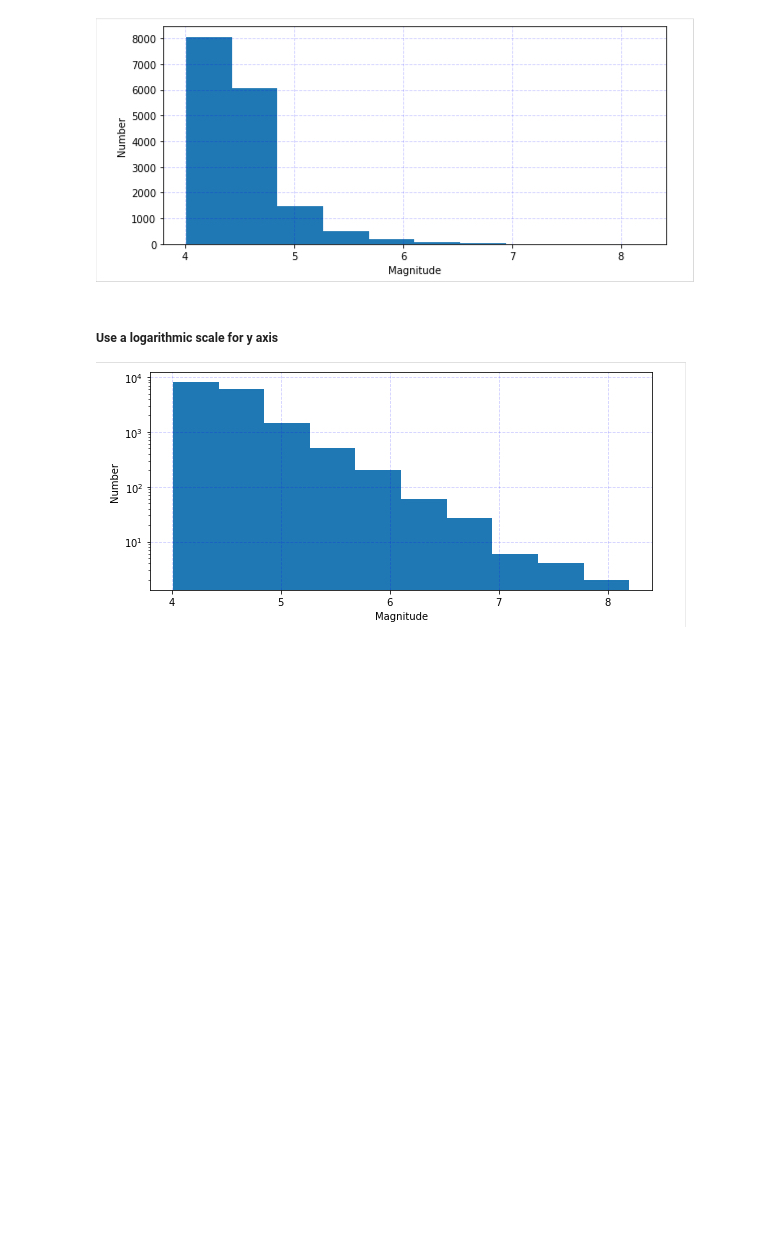
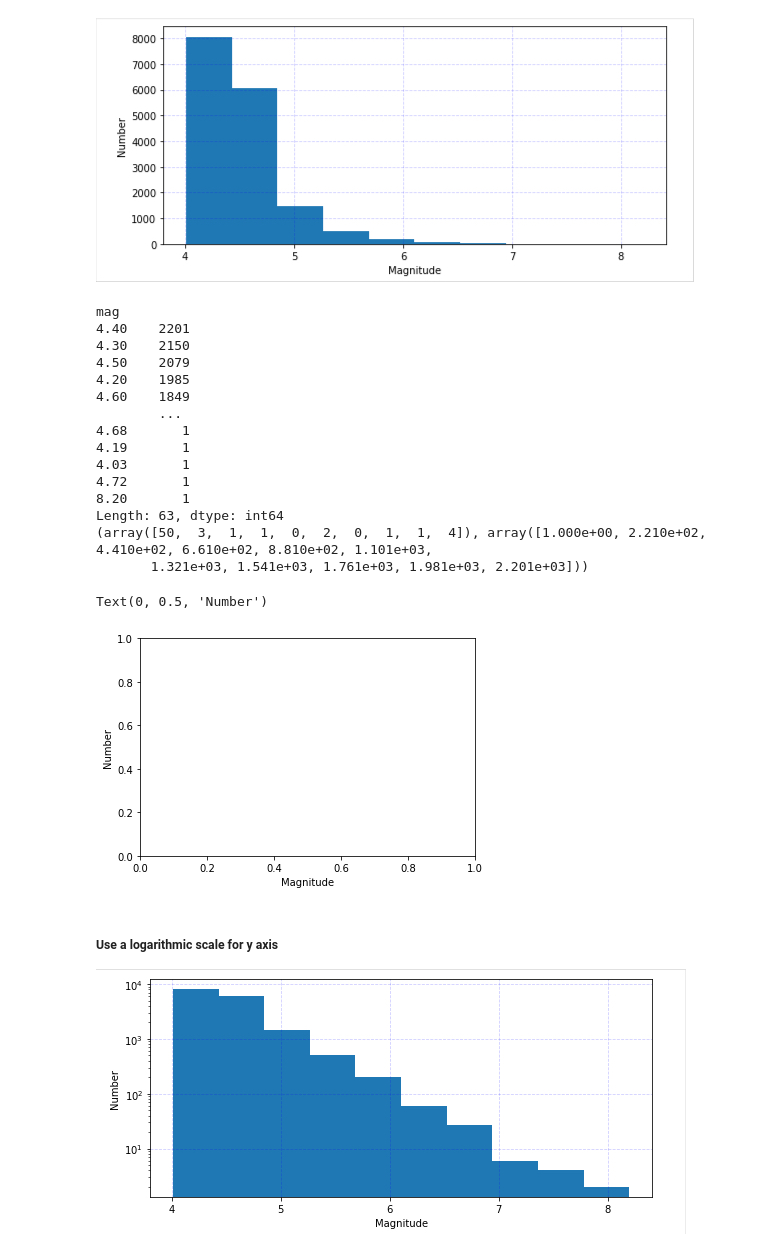
Before and after one commit to emiljor/2022_Intro_Python, a Jupyter notebook: Exercises/W3_S1.ipynb, the cells around one changed output. Cells and saved outputs as stored; diff of their text form; code cells hidden in the pictures; blank space fills up the shorter version.

```diff
--- a/Exercises/W3_S1.ipynb
+++ b/Exercises/W3_S1.ipynb
@@ -334,12 +375,32 @@ Hint: `Pandas` has a histogram function documented [at this link](https://pandas
 # %% [markdown]
 ![aaaaa8.jpg](embedded-picture-1)
 # %%
-fig,ax = plt.subplots(figsize=(9,4))
+fig, ax = plt.subplots()
+print(df_filtered.value_counts('mag'))
+print(np.histogram(df_filtered.value_counts('mag')))
+#ax.hist(x=df_filtered.value_counts('mag'), weights=df_filtered.value_counts('mag'), bins=10)
 # Make the histogram
-ax.histogram.top5_df
-ax.xlabel('Magnitude') # X axis label
-ax.ylabel('Number') # Y axis label
-ax.___(alpha=0.2,c='b',ls='--')
+ax.set_xlabel('Magnitude') # X axis label
+ax.set_ylabel('Number') # Y axis lab
+#ax.bar(alpha=0.2,c='b',ls='--')
+# %% [output]
+mag
+4.40    2201
+4.30    2150
+4.50    2079
+4.20    1985
+4.60    1849
+        ...
+4.68       1
+4.19       1
+4.03       1
+4.72       1
+8.20       1
+Length: 63, dtype: int64
+(array([50,  3,  1,  1,  0,  2,  0,  1,  1,  4]), array([1.000e+00, 2.210e+02, 4.410e+02, 6.610e+02, 8.810e+02, 1.101e+03,
+       1.321e+03, 1.541e+03, 1.761e+03, 1.981e+03, 2.201e+03]))
+Text(0, 0.5, 'Number')
+[figure, added]
 # %% [markdown]
 ##### Use a logarithmic scale for y axis
 
```
Also changed, not shown: parts of 4 cells of this notebook.
